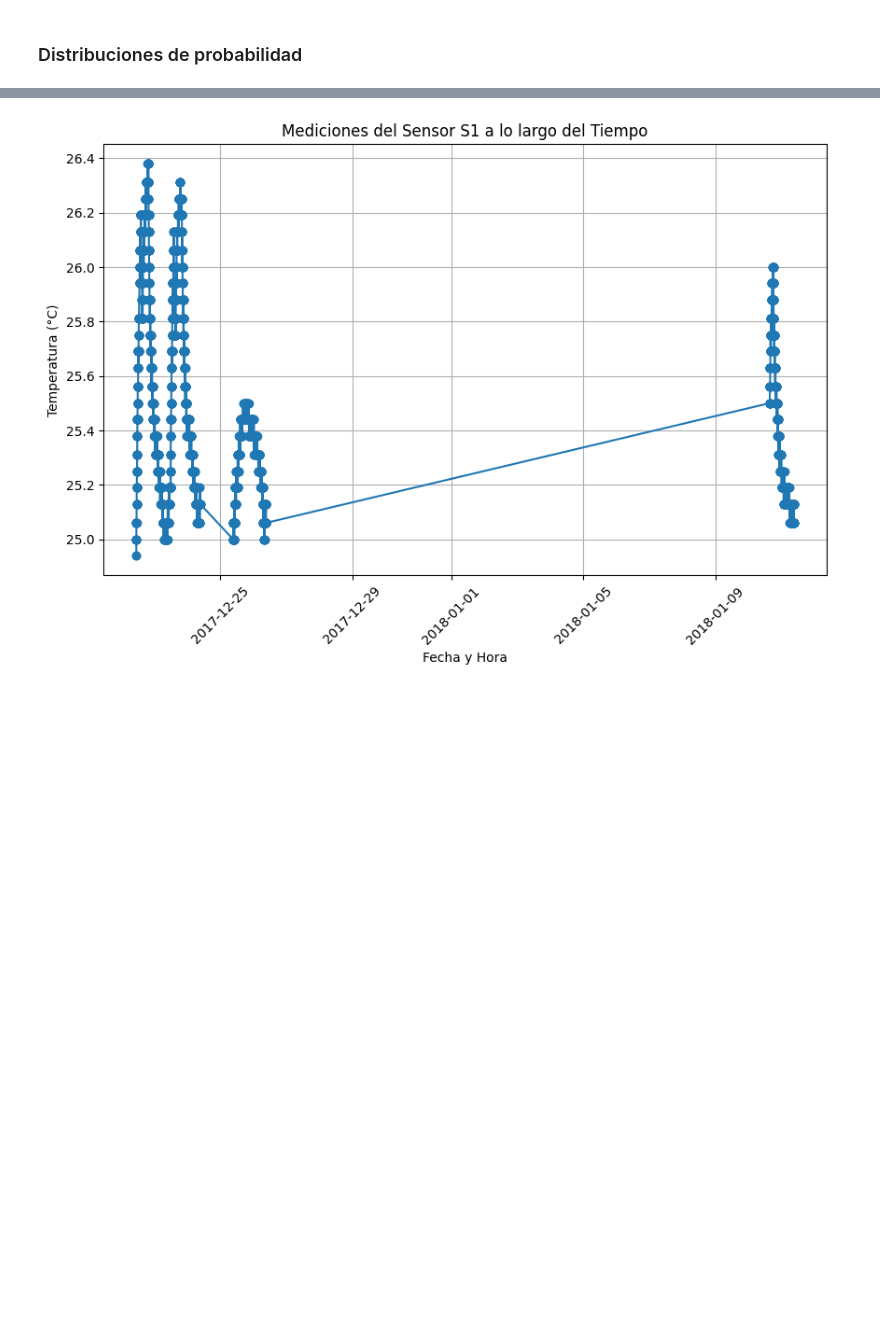
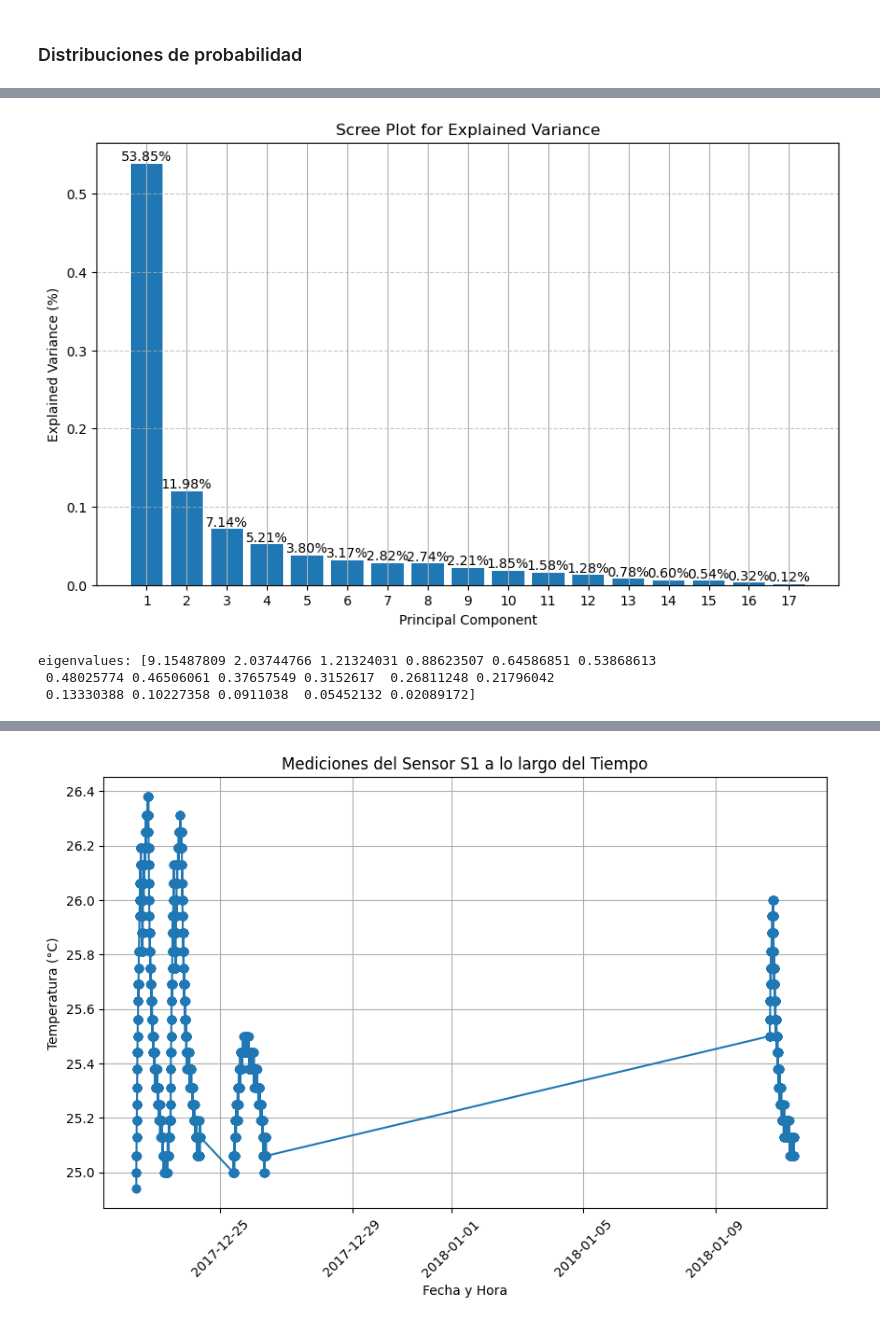
Before and after one commit to GRUNECO/MINIONS, a Jupyter notebook: EDA.ipynb, the cells around one changed output, grey strips where cells are left out. Drawn from its saved outputs; the diff is of its cells as text; code cells hidden in the pictures; blank space fills up the shorter version.

```diff
--- a/EDA.ipynb
+++ b/EDA.ipynb
@@ -113,0 +167,6 @@ plt.show()
+# %%
+loadings = pca.components_
+for i, pc_loadings in enumerate(loadings):
+    print(f"Loadings for PC{i + 1}:")
+    for j, variable_loading in enumerate(pc_loadings):
+        print(f"Variable {j + 1}: {variable_loading:.4f}")
@@ -113,0 +201,24 @@ plt.show()
+# %%
+plt.figure (figsize=(10,6))
+plt.bar(range(1, len(explained_variance) + 1), explained_variance)
+plt.xlabel('Principal Component')
+plt.ylabel('Explained Variance (%)')
+plt.title('Scree Plot for Explained Variance')
+plt.xticks(range(1, len(explained_variance) + 1))
+plt.grid(True)
+
+# Add labels on top of each bin
+for i, ratio in enumerate(explained_variance):
+    plt.text(i + 1, ratio, f'{ratio:.2%}', ha='center', va='bottom')
+
+plt.grid(axis='y', linestyle='--', alpha=0.7)
+plt.show()
+# %% [output]
+[figure, added]
+# %%
+eigenvalues = pca.explained_variance_
+print("eigenvalues:",eigenvalues)
+# %% [output]
+eigenvalues: [9.15487809 2.03744766 1.21324031 0.88623507 0.64586851 0.53868613
+ 0.48025774 0.46506061 0.37657549 0.3152617  0.26811248 0.21796042
+ 0.13330388 0.10227358 0.0911038  0.05452132 0.02089172]
```
Also changed, not shown: parts of 18 cells of this notebook.
